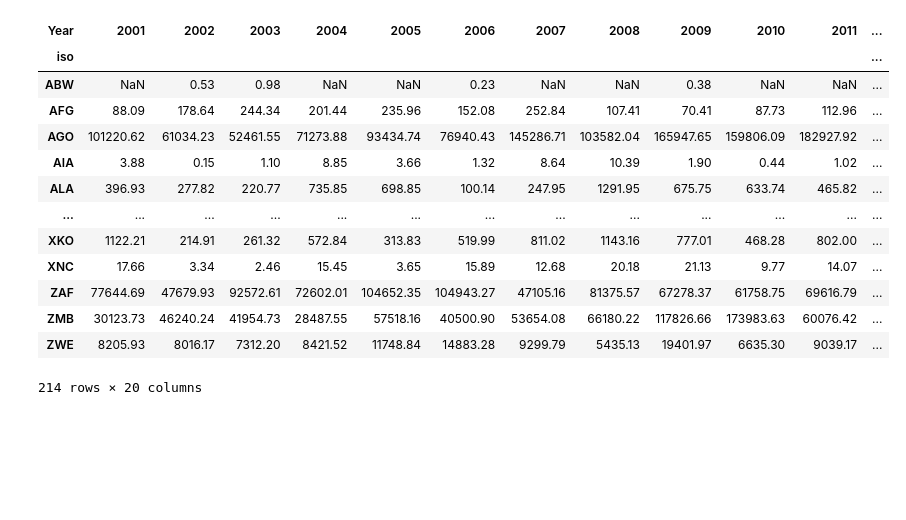
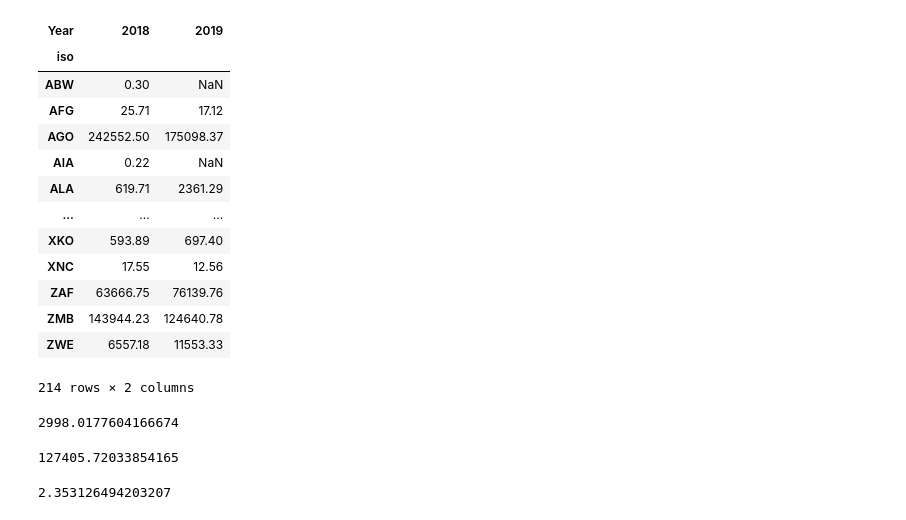
Before and after one commit to eimbloom/Test, a Jupyter notebook: Deforestation.ipynb, the cells around one changed output. Cells and saved outputs as stored; diff of their text form; code cells hidden in the pictures; blank space fills up the shorter version.

```diff
--- a/Deforestation.ipynb
+++ b/Deforestation.ipynb
@@ -3,22 +4,24 @@ import pandas as pd
 # %%
 df = pd.read_csv(r'C:\Users\ebloom\Desktop\Global_Annual_Treecover_Loss.csv', usecols={"iso", "umd_tree_cover_loss__year", "umd_tree_cover_loss__ha"},
                   na_values=["0", ".."])
 df.rename(columns = {"umd_tree_cover_loss__year" : "Year", "umd_tree_cover_loss__ha" : "Tree Cover Loss (ha)"}, inplace=True)
 df = df.round({'Tree Cover Loss (ha)' : 2})
 df = pd.pivot_table(df, values='Tree Cover Loss (ha)', index=['iso'], columns=['Year'])
+df.rename(columns={2018 : '2018', 2019 : '2019'},inplace=True)
+df = df[['2018', '2019']]
 df
 # %% [output]
-| Year | 2001 | 2002 | 2003 | 2004 | 2005 | 2006 | 2007 | 2008 | 2009 | 2010 | 2011 | ... |
-| iso |  |  |  |  |  |  |  |  |  |  |  | ... |
-| ABW | NaN | 0.53 | 0.98 | NaN | NaN | 0.23 | NaN | NaN | 0.38 | NaN | NaN | ... |
-| AFG | 88.09 | 178.64 | 244.34 | 201.44 | 235.96 | 152.08 | 252.84 | 107.41 | 70.41 | 87.73 | 112.96 | ... |
-| AGO | 101220.62 | 61034.23 | 52461.55 | 71273.88 | 93434.74 | 76940.43 | 145286.71 | 103582.04 | 165947.65 | 159806.09 | 182927.92 | ... |
-| AIA | 3.88 | 0.15 | 1.10 | 8.85 | 3.66 | 1.32 | 8.64 | 10.39 | 1.90 | 0.44 | 1.02 | ... |
-| ALA | 396.93 | 277.82 | 220.77 | 735.85 | 698.85 | 100.14 | 247.95 | 1291.95 | 675.75 | 633.74 | 465.82 | ... |
-| ... | ... | ... | ... | ... | ... | ... | ... | ... | ... | ... | ... | ... |
-| XKO | 1122.21 | 214.91 | 261.32 | 572.84 | 313.83 | 519.99 | 811.02 | 1143.16 | 777.01 | 468.28 | 802.00 | ... |
-| XNC | 17.66 | 3.34 | 2.46 | 15.45 | 3.65 | 15.89 | 12.68 | 20.18 | 21.13 | 9.77 | 14.07 | ... |
-| ZAF | 77644.69 | 47679.93 | 92572.61 | 72602.01 | 104652.35 | 104943.27 | 47105.16 | 81375.57 | 67278.37 | 61758.75 | 69616.79 | ... |
-| ZMB | 30123.73 | 46240.24 | 41954.73 | 28487.55 | 57518.16 | 40500.90 | 53654.08 | 66180.22 | 117826.66 | 173983.63 | 60076.42 | ... |
-| ZWE | 8205.93 | 8016.17 | 7312.20 | 8421.52 | 11748.84 | 14883.28 | 9299.79 | 5435.13 | 19401.97 | 6635.30 | 9039.17 | ... |
+| Year | 2018 | 2019 |
+| iso |  |  |
+| ABW | 0.30 | NaN |
+| AFG | 25.71 | 17.12 |
+| AGO | 242552.50 | 175098.37 |
+| AIA | 0.22 | NaN |
+| ALA | 619.71 | 2361.29 |
+| ... | ... | ... |
+| XKO | 593.89 | 697.40 |
+| XNC | 17.55 | 12.56 |
+| ZAF | 63666.75 | 76139.76 |
+| ZMB | 143944.23 | 124640.78 |
+| ZWE | 6557.18 | 11553.33 |
-214 rows × 20 columns
+214 rows × 2 columns
@@ -24,0 +36,15 @@ df
+# %%
+difference = av2018 - av2019
+difference
+# %% [output]
+2998.0177604166674
+# %%
+average = (av2018 + av2019) / 2
+average
+# %% [output]
+127405.72033854165
+# %%
+perdif = (difference / average) * 100
+perdif
+# %% [output]
+2.353126494203207
```
Also changed, not shown: parts of 24 cells of this notebook, 8 other files.
